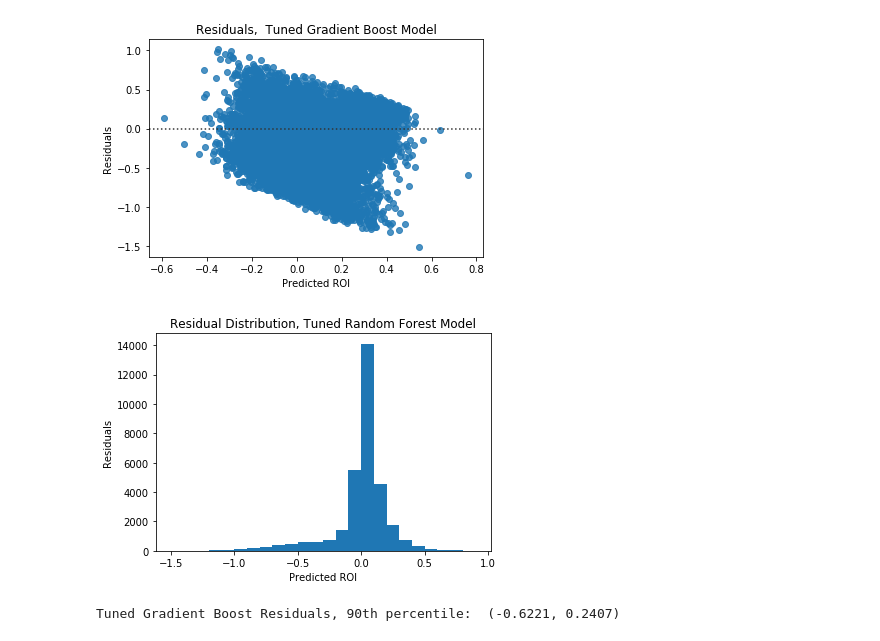
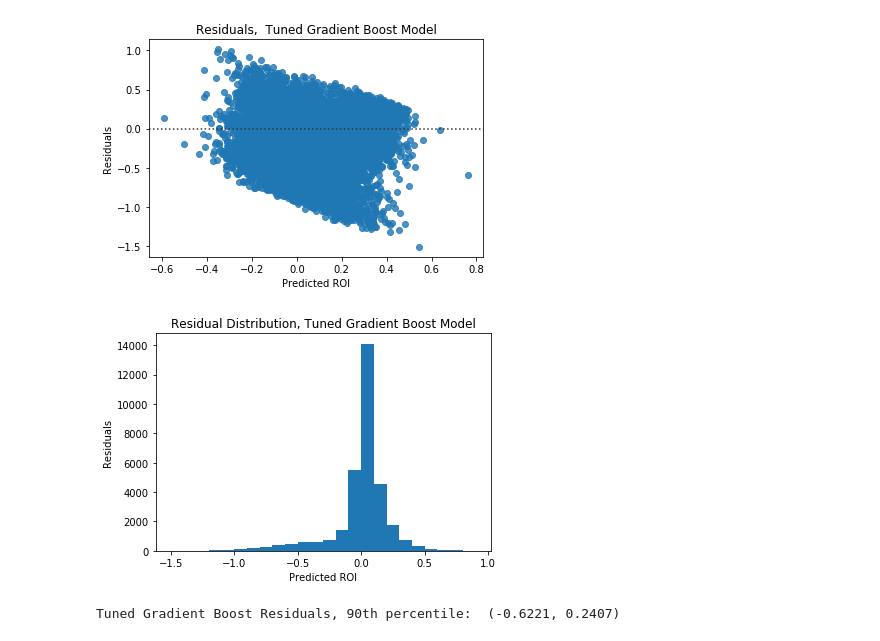
Before and after one commit to DerekSamsom/Capstone1, a Jupyter notebook: Code/Capstone_Project_1_In_Depth_Analysis.ipynb, the cells around one changed output. Cells and saved outputs as stored; diff of their text form; code cells hidden in the pictures.

```diff
--- a/Code/Capstone_Project_1_In_Depth_Analysis.ipynb
+++ b/Code/Capstone_Project_1_In_Depth_Analysis.ipynb
@@ -783,12 +783,12 @@ plt.show()
 [figure]
 # %%
 plt.hist(y_validation - boost_3_predictions, bins = np.arange(-1.5, 1, 0.1))
-plt.title('Residual Distribution, Tuned Random Forest Model', size = 12)
+plt.title('Residual Distribution, Tuned Gradient Boost Model', size = 12)
 plt.ylabel('Residuals', size = 10)
 plt.xlabel('Predicted ROI', size = 10)
 plt.show()
 # %% [output]
-[figure, old version]
+[figure, new version]
 # %%
 boost_3_90_percentile = calculate_residual_percentile(boost_3_predictions, y_validation ,90)
 print('Tuned Gradient Boost Residuals, 90th percentile: ', boost_3_90_percentile)
```
Also changed, not shown: parts of 6 cells of this notebook.
